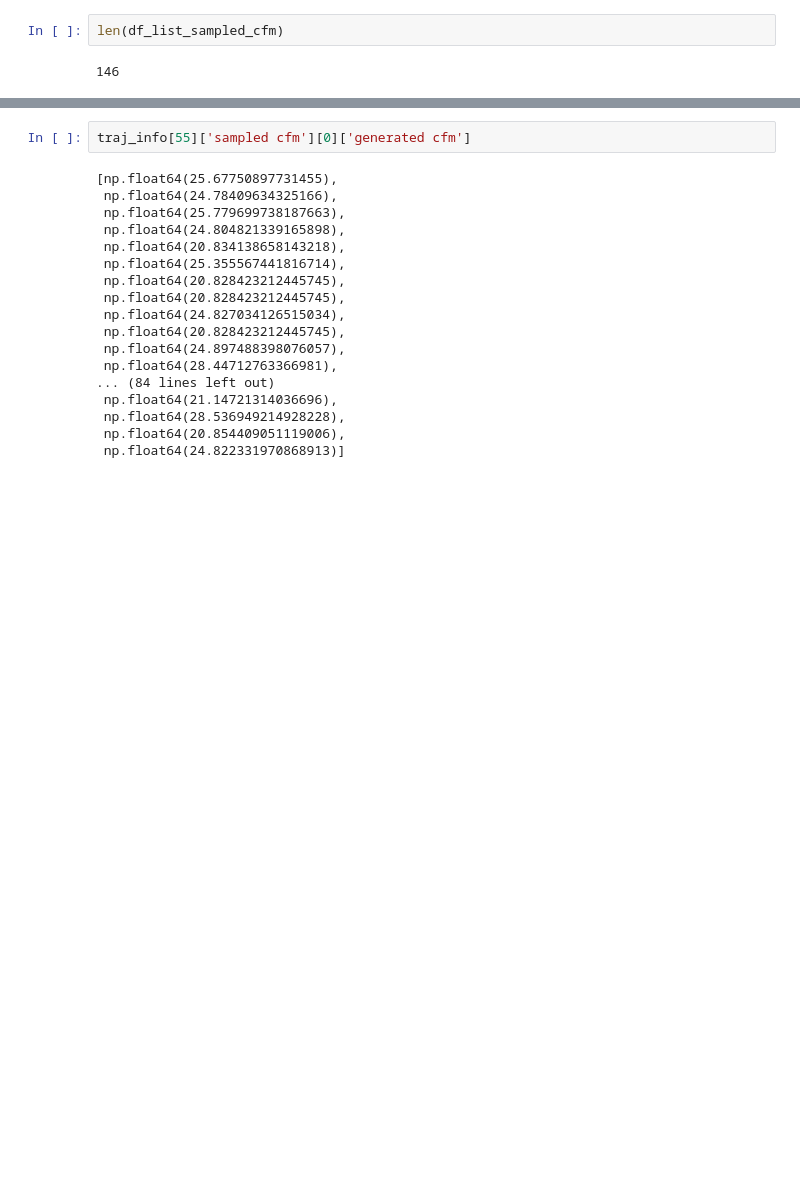
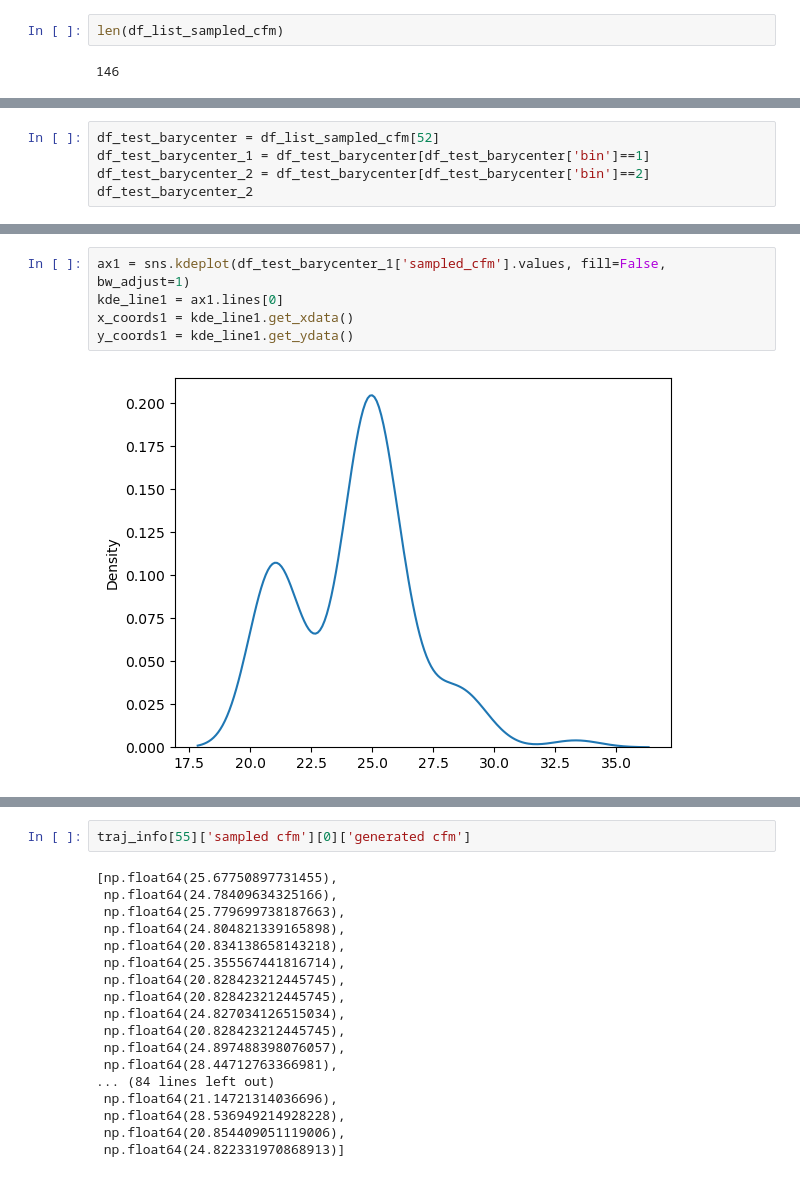
Before and after one commit to draeloslab/mm-vae, a Jupyter notebook: gen_cfm_trajectories.ipynb, the cells around one changed output, grey strips where cells are left out. Saved outputs shown, nothing was run; the diff lists cells and outputs as text; blank space fills up the shorter version.

```diff
--- a/gen_cfm_trajectories.ipynb
+++ b/gen_cfm_trajectories.ipynb
@@ -1041 +1025,6 @@ df_traj_sampled_cfm_all
 15200 rows × 6 columns
+# %%
+df_test_barycenter = df_list_sampled_cfm[52]
+df_test_barycenter_1 = df_test_barycenter[df_test_barycenter['bin']==1]
+df_test_barycenter_2 = df_test_barycenter[df_test_barycenter['bin']==2]
+df_test_barycenter_2
@@ -1041,0 +1071,7 @@ df_traj_sampled_cfm_all
+# %%
+ax1 = sns.kdeplot(df_test_barycenter_1['sampled_cfm'].values, fill=False, bw_adjust=1)
+kde_line1 = ax1.lines[0]
+x_coords1 = kde_line1.get_xdata()
+y_coords1 = kde_line1.get_ydata()
+# %% [output]
+[figure, added]
```
Also changed, not shown: parts of 31 cells of this notebook.
